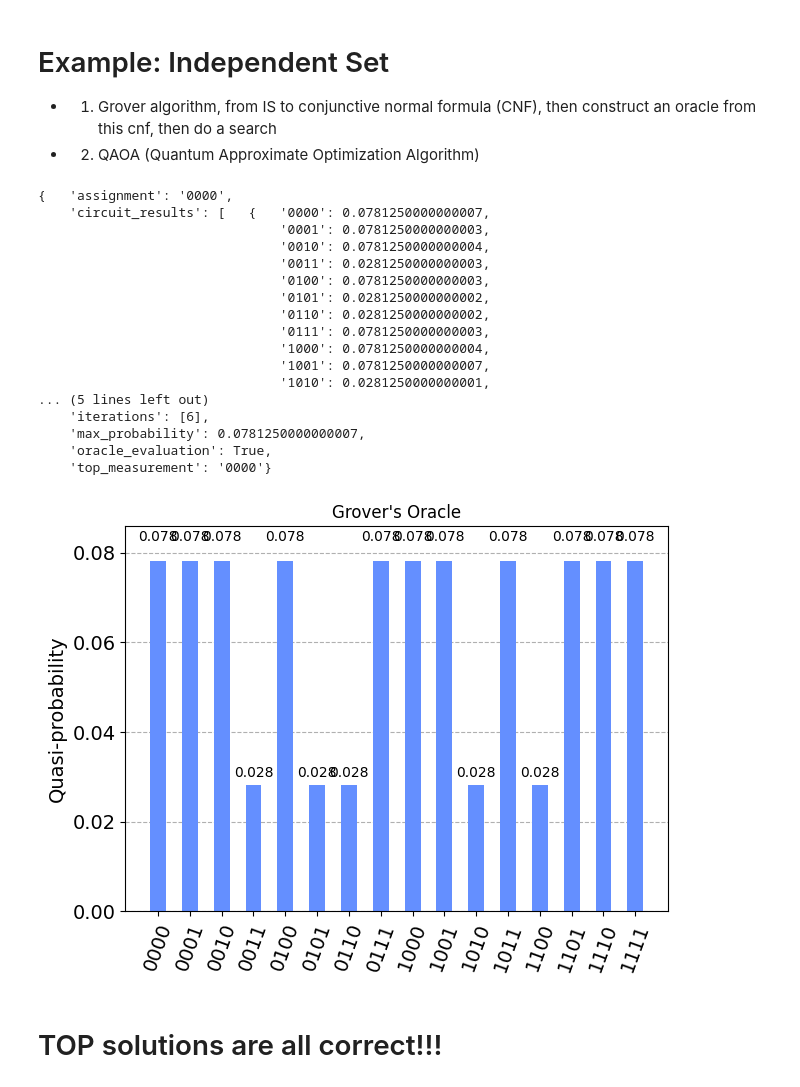
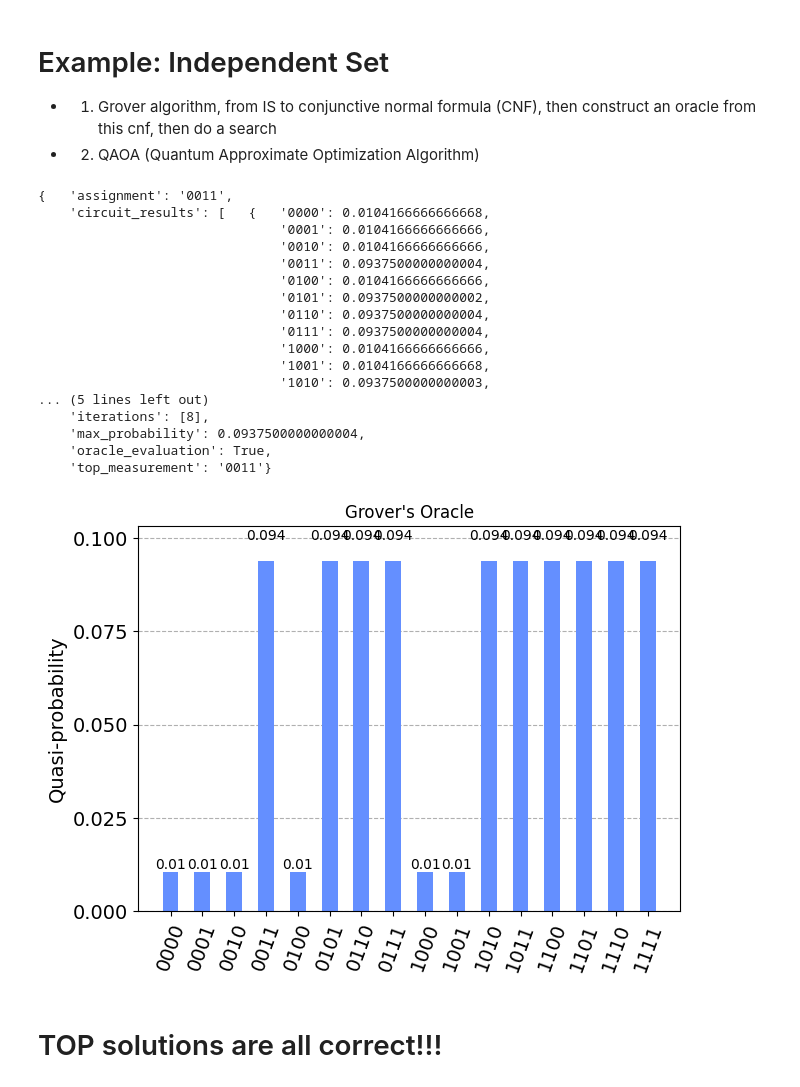
Before and after one commit to Bossy-Ye/C2Q, a Jupyter notebook: classical_to_quantum/examples/presentation.ipynb, the cells around one changed output. Saved outputs shown, nothing was run; the diff lists cells and outputs as text; code cells hidden in the pictures.

```diff
--- a/classical_to_quantum/examples/presentation.ipynb
+++ b/classical_to_quantum/examples/presentation.ipynb
@@ -76,3 +76,46 @@ NameError: name 'json' is not defined
 [^1]: Boyer, M., Brassard, G., Høyer, P., & Tapp, A. (1998). Tight bounds on quantum searching. Fortschritte Der Physik, 46(4–5), 493–505. https://doi.org/10.1002/(sici)1521-3978(199806)46:4/5
 
 [^2]: Ville Bergholm, Josh Izaac, Maria Schuld, Christian Gogolin, M. Sohaib Alam, Shahnawaz Ahmed, Juan Miguel Arrazola, Carsten Blank, Alain Delgado, Soran Jahangiri, Keri McKiernan, Johannes Jakob Meyer, Zeyue Niu, Antal Száva, and Nathan Killoran. PennyLane: Automatic differentiation of hybrid quantum-classical computations. 2018. arXiv:1811.04968
+# %%
+from pysat.solvers import Solver
+from qiskit.quantum_info import Statevector
+from classical_to_quantum.utils import *
+def solve_all_cnf_solutions(cnf_formula):
+    """
+    Finds all solutions to the CNF formula using a SAT solver.
+
+    Args:
+        cnf_formula (CNF): The CNF formula to solve.
+
+    Returns:
+        list: A list of all satisfying assignments, where each assignment is a list of literals.
+    """
+    solutions = []
+    with Solver(bootstrap_with=cnf_formula) as solver:
+        for model in solver.enum_models():
+            solutions.append(model)
+    return solutions
+
+def adjust_expected_states(expected_states, num_vars, total_qubits):
+    """
+    Adjusts the expected states to match the total qubits by appending zeros to the end.
+    The extra qubits represent the clause output qubits and the final ancilla qubit.
+    """
+    adjusted_states = []
+    for state in expected_states:
+        adjusted_state = '0' * (total_qubits - num_vars) + state
+        adjusted_states.append(adjusted_state)
+    return adjusted_states
+
+graph_problem = GraphProblem("/Users/mac/workspace/quantum-journey/QUANTUM-CLASSICAL-TRANSLATION/classical_to_quantum/cases/Gset/G0")
+independent_set_cnf = independent_set_to_sat(graph_problem.graph())
+independent_set_oracle = cnf_to_quantum_oracle_optimized(independent_set_cnf)
+cases = ['0000','0001','0010','0011','0100','0101','0110','0111',
+         '1000','1001','1010','1011','1100','1101','1110','1111']
+solutions = solve_all_cnf_solutions(independent_set_cnf)
+print(f"Solution for CNF3: {solutions}")
+oracle = cnf_to_quantum_oracle_optimized(independent_set_cnf)
+adjusted_states = adjust_expected_states(cases, independent_set_cnf.nv, oracle.num_qubits)
+for state_label in adjusted_states:
+    state = Statevector.from_label(state_label)
+    get_evolved_state(oracle, state, verbose=True)
@@ -83,34 +144,34 @@ NameError: name 'json' is not defined
 # %%
 graph_problem = GraphProblem("/Users/mac/workspace/quantum-journey/QUANTUM-CLASSICAL-TRANSLATION/classical_to_quantum/cases/Gset/G0")
 independent_set_cnf = independent_set_to_sat(graph_problem.graph())
 independent_set_oracle = cnf_to_quantum_oracle_optimized(independent_set_cnf)
 def fun(state):
     return True
 grover = GroverWrapper(oracle=independent_set_oracle,
-                       iterations=6,
+                       iterations=8,
                        is_good_state=fun,
                        objective_qubits=list(range(graph_problem.num_nodes)))
 is_res = grover.run(verbose=True)
 display(plot_histogram(is_res.circuit_results[0], title="Grover's Oracle"))
 # %% [output]
-{   'assignment': '0000',
-    'circuit_results': [   {   '0000': 0.0781250000000007,
-                               '0001': 0.0781250000000003,
-                               '0010': 0.0781250000000004,
-                               '0011': 0.0281250000000003,
-                               '0100': 0.0781250000000003,
-                               '0101': 0.0281250000000002,
-                               '0110': 0.0281250000000002,
-                               '0111': 0.0781250000000003,
-                               '1000': 0.0781250000000004,
-                               '1001': 0.0781250000000007,
-                               '1010': 0.0281250000000001,
+{   'assignment': '0011',
+    'circuit_results': [   {   '0000': 0.0104166666666668,
+                               '0001': 0.0104166666666666,
+                               '0010': 0.0104166666666666,
+                               '0011': 0.0937500000000004,
+                               '0100': 0.0104166666666666,
+                               '0101': 0.0937500000000002,
+                               '0110': 0.0937500000000004,
+                               '0111': 0.0937500000000004,
+                               '1000': 0.0104166666666666,
+                               '1001': 0.0104166666666668,
+                               '1010': 0.0937500000000003,
 ... (5 lines left out)
-    'iterations': [6],
-    'max_probability': 0.0781250000000007,
+    'iterations': [8],
+    'max_probability': 0.0937500000000004,
     'oracle_evaluation': True,
-    'top_measurement': '0000'}
+    'top_measurement': '0011'}
-[figure, old version]
+[figure, new version]
 # %% [markdown]
 # TOP solutions are all correct!!!
 # %%
```
Also changed, not shown: parts of 1 cell of this notebook, 6 other files.
